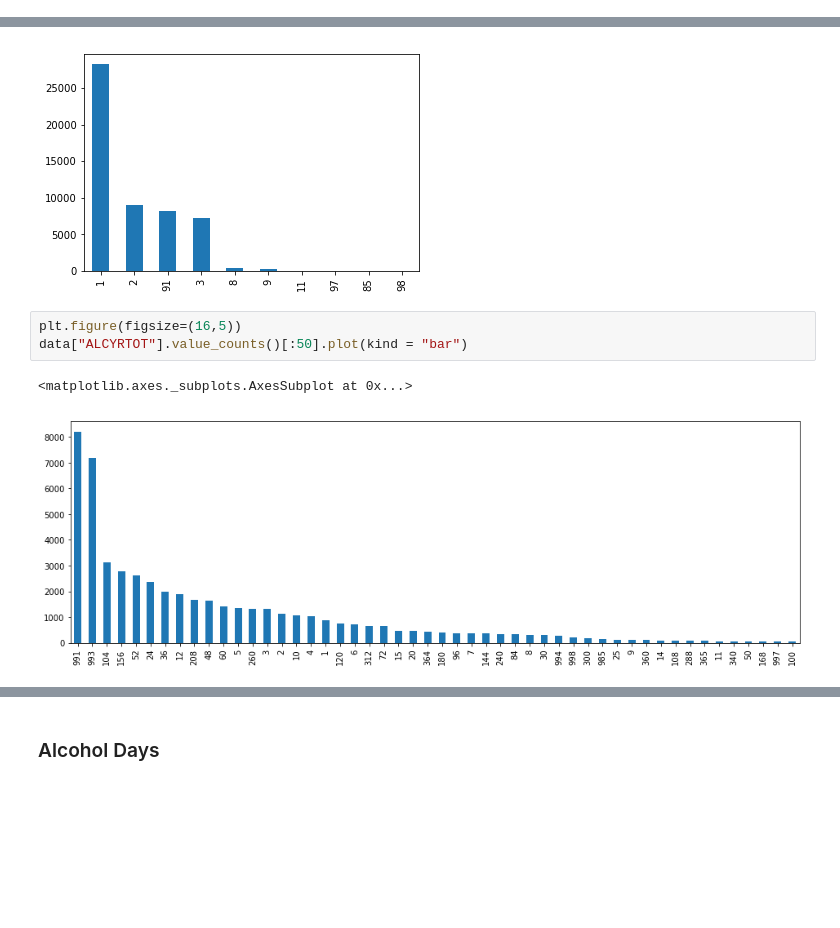
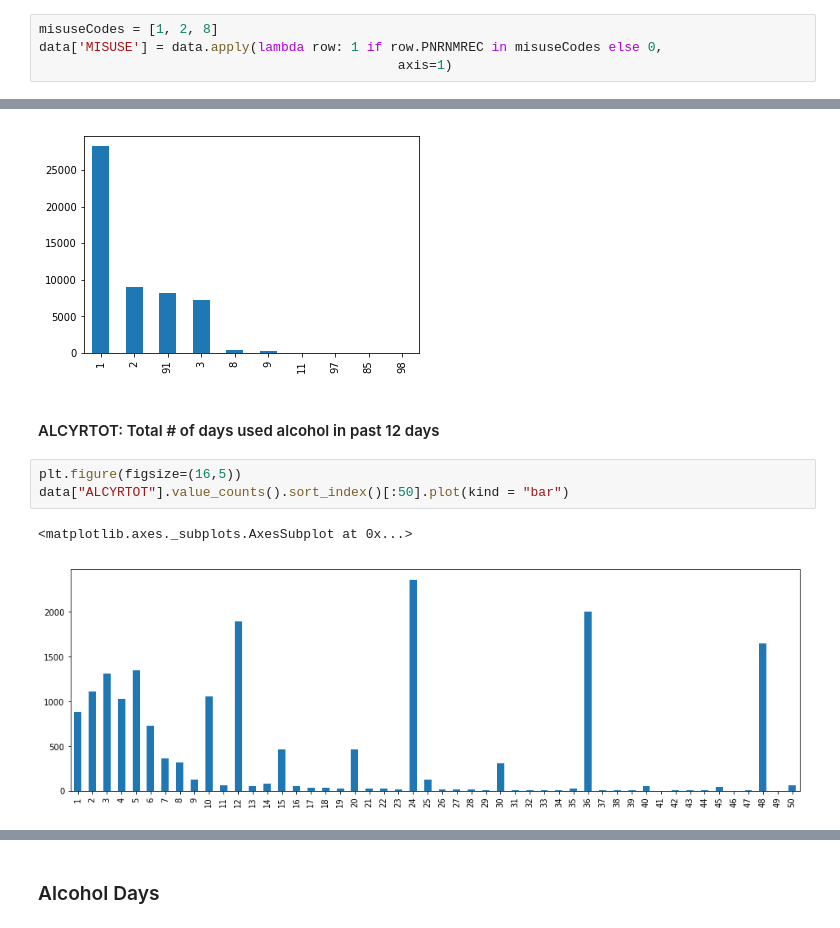
Before and after one commit to sharadv99/capstone-OpioidAddictionRisk, a Jupyter notebook: Past_Work_Variable_Breakdown_Aditi.ipynb, the cells around one changed output, grey strips where cells are left out. Cells and saved outputs as stored; diff of their text form; blank space fills up the shorter version.

```diff
--- a/Past_Work_Variable_Breakdown_Aditi.ipynb
+++ b/Past_Work_Variable_Breakdown_Aditi.ipynb
@@ -17,3 +19,7 @@ data.shape
+# %%
+misuseCodes = [1, 2, 8]
+data['MISUSE'] = data.apply(lambda row: 1 if row.PNRNMREC in misuseCodes else 0,
+                                              axis=1)
 # %% [markdown]
 **Survey Questions sentiment - TEAM : should we use them? how?**
 
@@ -88,9 +93,11 @@ data["ALCREC"].value_counts().plot(kind = "bar")
 # %% [output]
 <matplotlib.axes._subplots.AxesSubplot at 0x...>
 [figure]
+# %% [markdown]
+#### ALCYRTOT: Total # of days used alcohol in past 12 days
 # %%
 plt.figure(figsize=(16,5))
-data["ALCYRTOT"].value_counts()[:50].plot(kind = "bar")
+data["ALCYRTOT"].value_counts().sort_index()[:50].plot(kind = "bar")
 # %% [output]
 <matplotlib.axes._subplots.AxesSubplot at 0x...>
-[figure, old version]
+[figure, new version]
```
Also changed, not shown: parts of 11 cells of this notebook.
